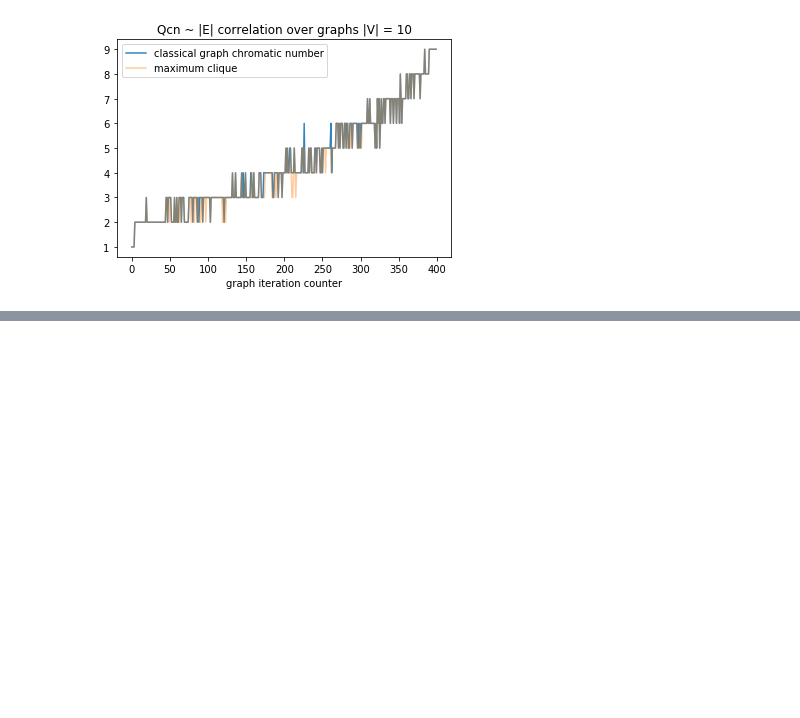
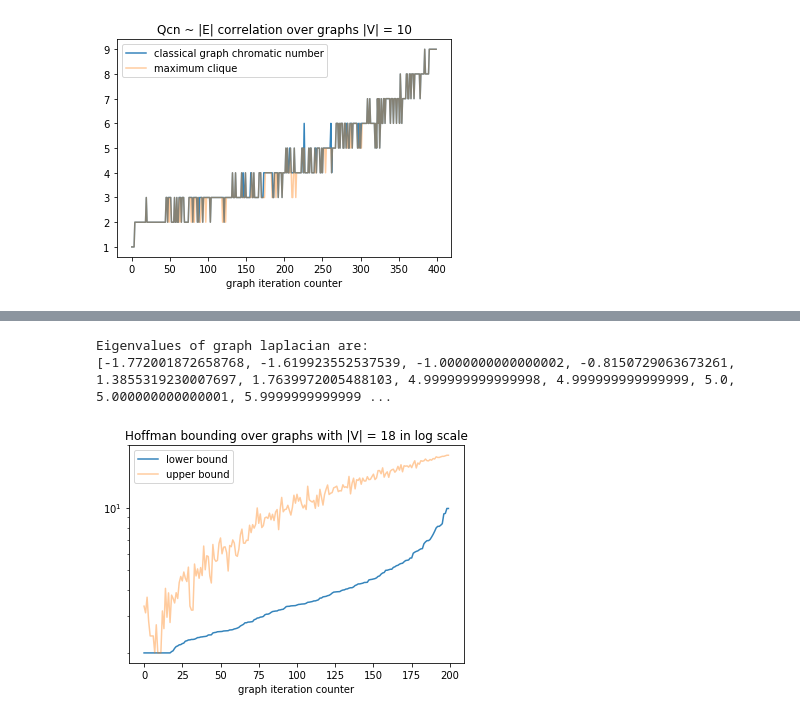
Before and after one commit to ddzunja/tensor-network-algorithm, a Jupyter notebook: graph coloring/Graph visualization.ipynb, the cells around one changed output, grey strips where cells are left out. Drawn from its saved outputs; the diff is of its cells as text; code cells hidden in the pictures; blank space fills up the shorter version.

Commit message:
Huffman bounding

```diff
--- a/graph coloring/Graph visualization.ipynb
+++ b/graph coloring/Graph visualization.ipynb
@@ -301,0 +333,47 @@ show_correlation(10, 400)
+# %%
+print("Eigenvalues of graph laplacian are:")
+print(sorted(np.linalg.eigvals(L)))
+# %% [output]
+Eigenvalues of graph laplacian are:
+[-1.772001872658768, -1.619923552537539, -1.0000000000000002, -0.8150729063673261, 1.3855319230007697, 1.7639972005488103, 4.999999999999998, 4.999999999999999, 5.0, 5.000000000000001, 5.9999999999999 ...
+# %%
+def huffman_bounding(num_vertices, trials = 200):
+    low_bounds = []
+    high_bounds = []
+    for tr in range(trials):
+        runner.generate_graph_to_file(num_vertices)
+        graph_file = "./data/rng_graph.txt"
+        f = open(graph_file)
+        graph_data = f.read()
+        f.close()
+        original = graph_data.split("\n")
+        n, m = map(int, original[0].split(' '))
+        G = np.zeros((n, n))
+        for i in range(1, len(original) - 1):
+            chunk = original[i]
+            u, v = map(int, chunk.split(' '))
+            G[u, v] = G[v, u] = 1
+        eigenvalues = sorted(np.linalg.eigvals(G))
+        a = np.abs(eigenvalues[-1])
+        b = np.abs(eigenvalues[0])
+        top = eigenvalues[-1] + 1
+        bottom = (eigenvalues[-1] - eigenvalues[0]) / (-eigenvalues[0])
+        if bottom > top:
+            bottom, top = top, bottom
+        low_bounds.append(bottom)
+        high_bounds.append(top)
+    for i in range(trials): # again
+        for j in range(i + 1, trials): # bubbling
+            if low_bounds[i] > low_bounds[j]:
+                low_bounds[i], low_bounds[j] = low_bounds[j], low_bounds[i]
+                high_bounds[i], high_bounds[j] = high_bounds[j], high_bounds[i]
+    plt.semilogy(low_bounds, alpha=0.9, label="lower bound")
+    plt.semilogy(high_bounds, alpha=0.4, label="upper bound")
+    plt.title("Hoffman bounding over graphs with |V| = " + str(num_vertices) + " in log scale")
+    plt.xlabel("graph iteration counter")
+    plt.legend()
+    plt.plot()
+# %%
+huffman_bounding(18)
+# %% [output]
+[figure, added]
```
Also changed, not shown: parts of 14 cells of this notebook, 1 other file.
